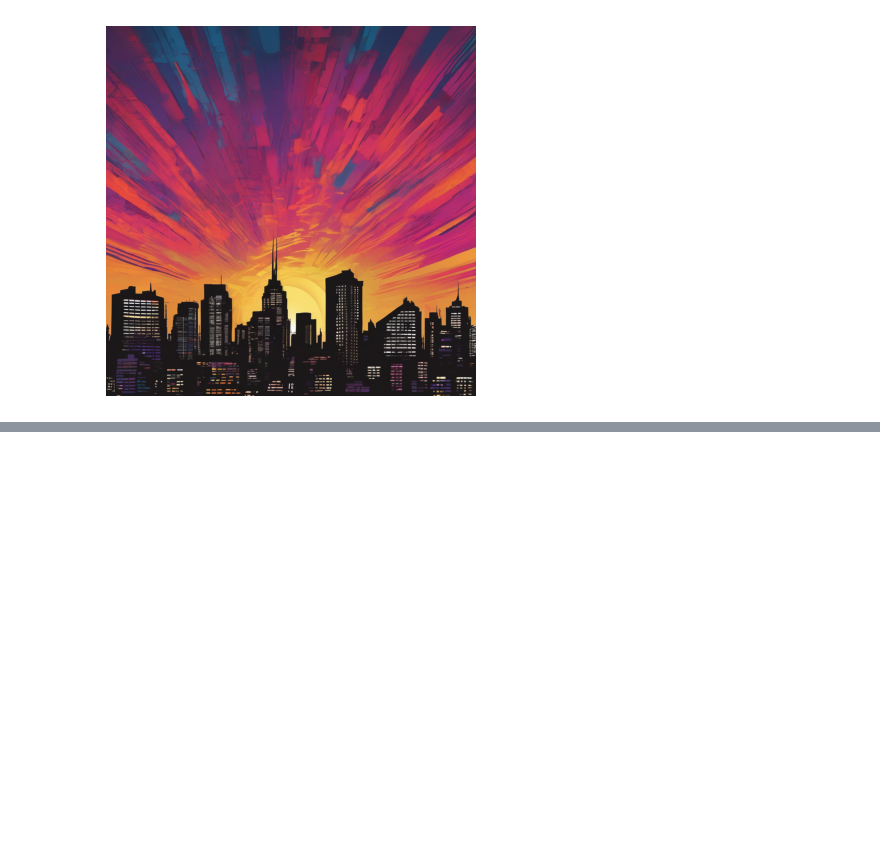
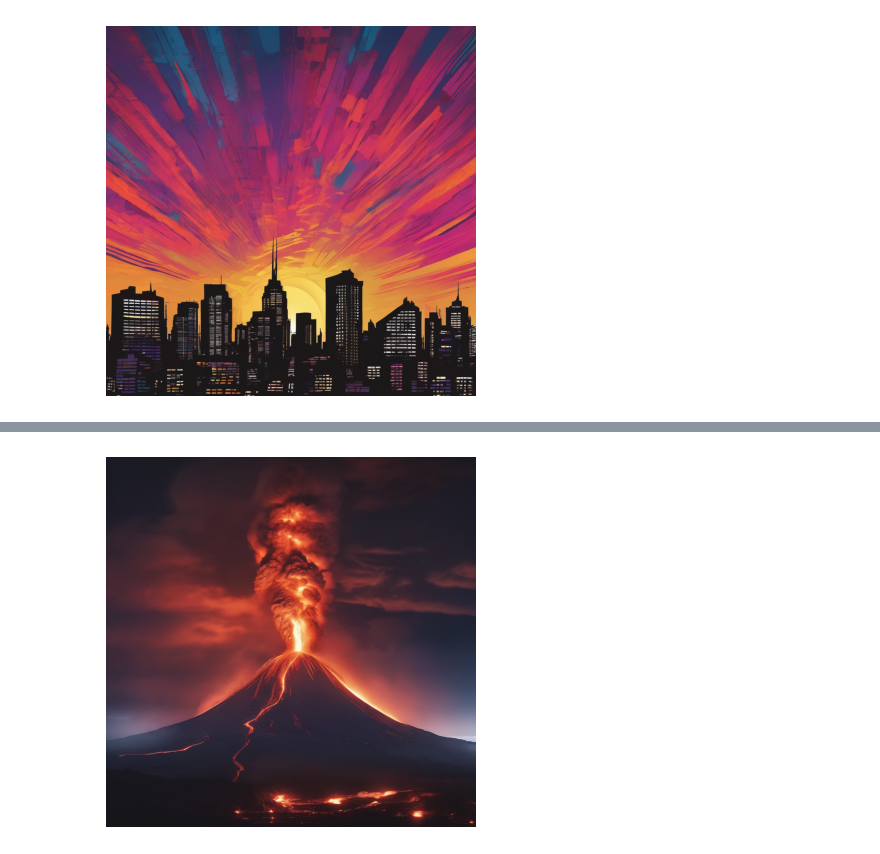
Before and after one commit to Dhasneembeevi/Text_to_Img_Generator_using_Diffusion, a Jupyter notebook: Text_to_Img_Generator_using_Diffusion.ipynb, the cells around one changed output, grey strips where cells are left out. Drawn from its saved outputs; the diff is of its cells as text; code cells hidden in the pictures; blank space fills up the shorter version.

```diff
--- a/Text_to_Img_Generator_using_Diffusion.ipynb
+++ b/Text_to_Img_Generator_using_Diffusion.ipynb
@@ -55,0 +71,16 @@ plt.show()
+# %%
+# Generate image from text
+
+import matplotlib.pyplot as plt
+prompt = "A volcanic eruption at night, with lava flowing and lighting up the dark sky"
+# Negative prompt -optional
+# negative_prompt = "Avoid including any water elements in the scene."
+images = pipe(prompt=prompt).images[0]
+
+
+# Display the image using matplotlib
+plt.imshow(images)
+plt.axis('off')
+plt.show()
+# %% [output]
+[figure, added]
```
Also changed, not shown: parts of 2 cells of this notebook.
